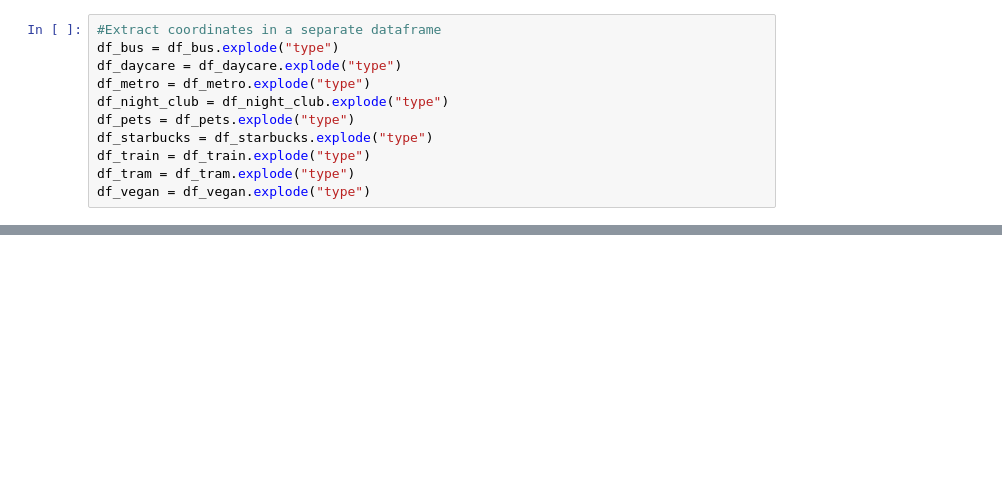
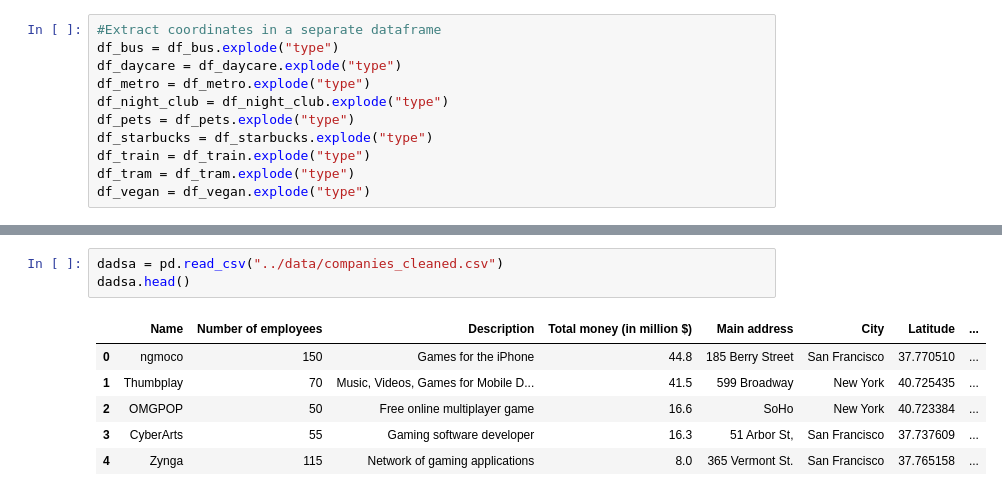
Before and after one commit to csuoc/new_company_geospatial_data, a Jupyter notebook: src/Visualization.ipynb, the cells around one changed output, grey strips where cells are left out. Drawn from its saved outputs; the diff is of its cells as text; blank space fills up the shorter version.

```diff
--- a/src/Visualization.ipynb
+++ b/src/Visualization.ipynb
@@ -173,3 +200,13 @@ for index, row in df_vegan.iterrows():
 sfmap
 # %% [output]
 [interactive output not drawn]
+# %%
+dadsa = pd.read_csv("../data/companies_cleaned.csv")
+dadsa.head()
+# %% [output]
+|  | Name | Number of employees | Description | Total money (in million $) | Main address | City | Latitude | ... |
+| 0 | ngmoco | 150 | Games for the iPhone | 44.8 | 185 Berry Street | San Francisco | 37.770510 | ... |
+| 1 | Thumbplay | 70 | Music, Videos, Games for Mobile D... | 41.5 | 599 Broadway | New York | 40.725435 | ... |
+| 2 | OMGPOP | 50 | Free online multiplayer game | 16.6 | SoHo | New York | 40.723384 | ... |
+| 3 | CyberArts | 55 | Gaming software developer | 16.3 | 51 Arbor St, | San Francisco | 37.737609 | ... |
+| 4 | Zynga | 115 | Network of gaming applications | 8.0 | 365 Vermont St. | San Francisco | 37.765158 | ... |
```
Also changed, not shown: parts of 3 cells of this notebook, 5 other files.
